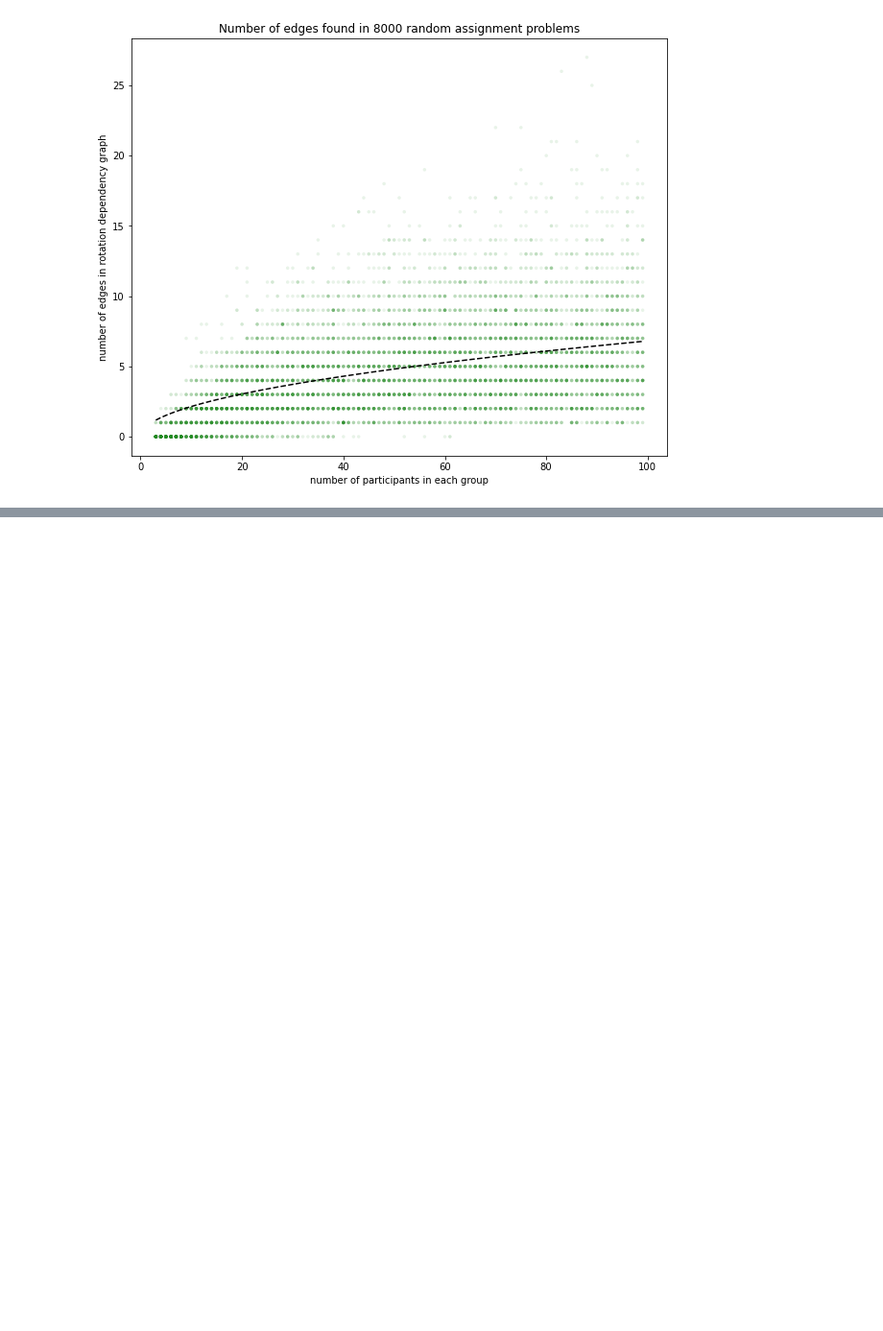
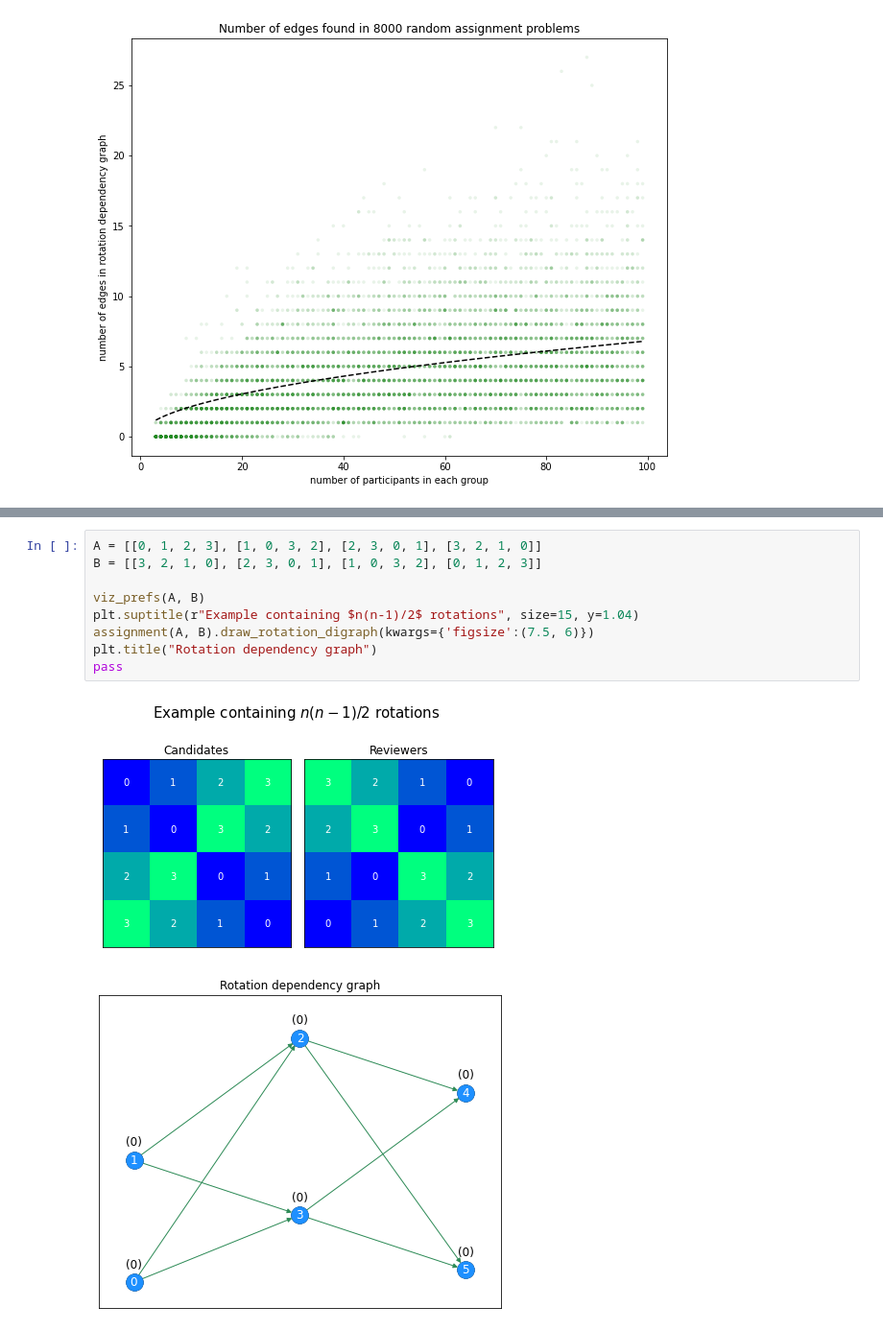
Before and after one commit to maxkapur/assignment, a Jupyter notebook: discussion.ipynb, the cells around one changed output, grey strips where cells are left out. Shown at 96% size. Drawn from its saved outputs; the diff is of its cells as text; blank space fills up the shorter version.

```diff
--- a/discussion.ipynb
+++ b/discussion.ipynb
@@ -436,0 +417,12 @@ Roth, Alvin E.,  Uriel G. Rothblum and John H. Vande Vate. 1993. &ldquo;Stable M
+# %%
+A = [[0, 1, 2, 3], [1, 0, 3, 2], [2, 3, 0, 1], [3, 2, 1, 0]]
+B = [[3, 2, 1, 0], [2, 3, 0, 1], [1, 0, 3, 2], [0, 1, 2, 3]]
+
+viz_prefs(A, B)
+plt.suptitle(r"Example containing $n(n-1)/2$ rotations", size=15, y=1.04)
+assignment(A, B).draw_rotation_digraph(kwargs={'figsize':(7.5, 6)})
+plt.title("Rotation dependency graph")
+pass
+# %% [output]
+[figure, added]
+[figure, added]
```
Also changed, not shown: parts of 5 cells of this notebook, 1 other file.
